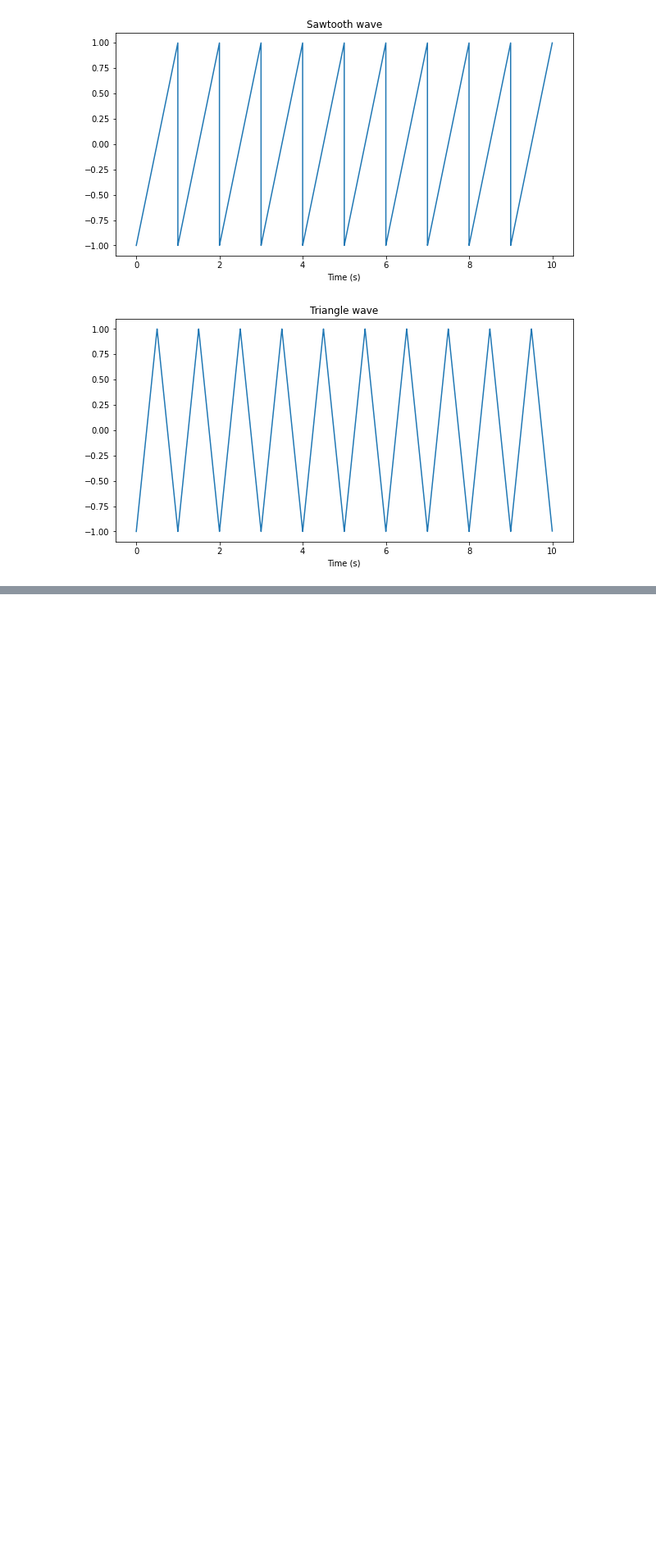
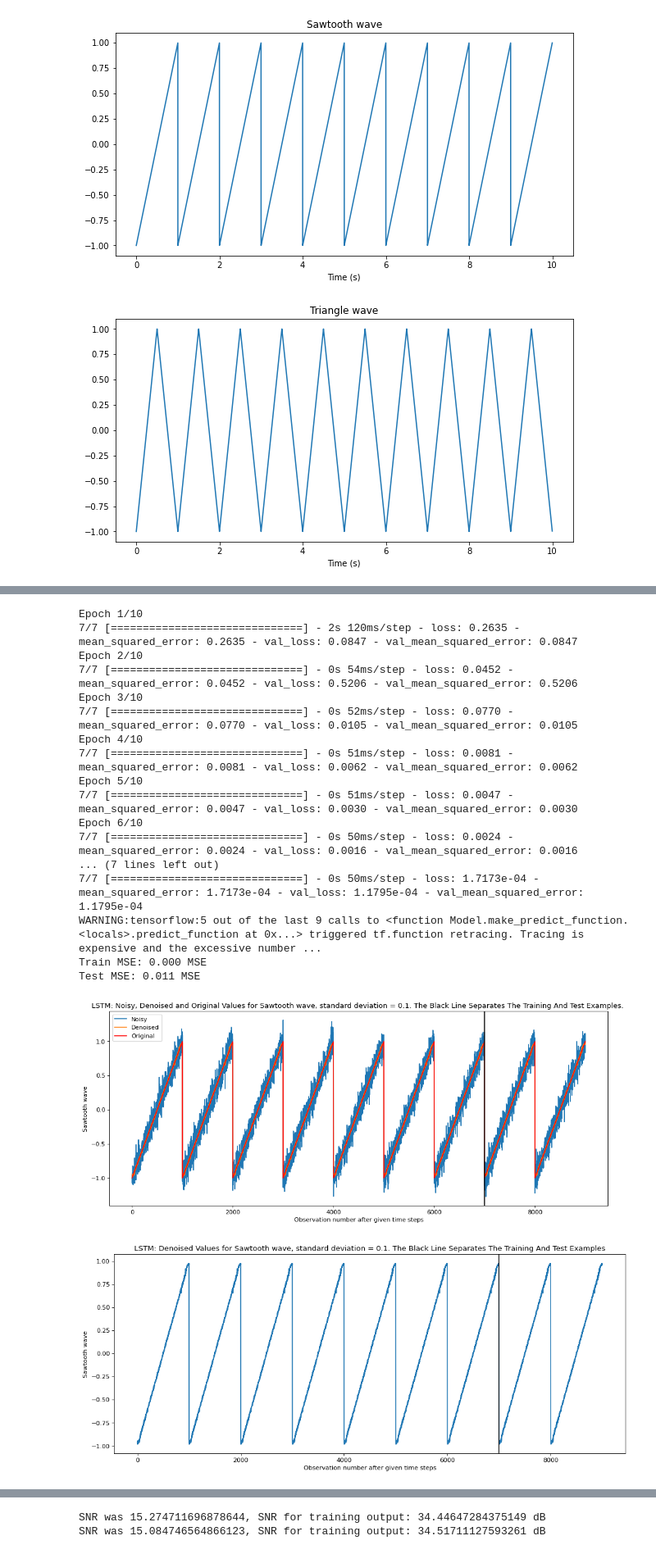
Before and after one commit to asadian98/Deep-Learning-Course-EE25647, a Jupyter notebook: HW3/HW3_Q2.ipynb, the cells around one changed output, grey strips where cells are left out. Shown at 82% size. Drawn from its saved outputs; the diff is of its cells as text; code cells hidden in the pictures; blank space fills up the shorter version.

```diff
--- a/HW3/HW3_Q2.ipynb
+++ b/HW3/HW3_Q2.ipynb
@@ -255,3 +335,23 @@ process(sine_wave, std = 0.1, Signal_name = 'Sine Wave', lr = 0.001, batch_size
 # %%
 # LSTM - Sawtooth
-process(sawtooth_noisy, std = 0.1, Signal_name = 'Sawtooth noisy', lr = 0.001, batch_size = 1, number_of_epochs = 10, verbose = True, LSTM_flag = 1, gridflag = 0)
+process(sawtooth_wave, std = 0.1, Signal_name = 'Sawtooth wave', lr = 0.001, batch_size = 1, number_of_epochs = 10, verbose = True, LSTM_flag = 1, gridflag = 0)
+# %% [output]
+Epoch 1/10
+7/7 [==============================] - 2s 120ms/step - loss: 0.2635 - mean_squared_error: 0.2635 - val_loss: 0.0847 - val_mean_squared_error: 0.0847
+Epoch 2/10
+7/7 [==============================] - 0s 54ms/step - loss: 0.0452 - mean_squared_error: 0.0452 - val_loss: 0.5206 - val_mean_squared_error: 0.5206
+Epoch 3/10
+7/7 [==============================] - 0s 52ms/step - loss: 0.0770 - mean_squared_error: 0.0770 - val_loss: 0.0105 - val_mean_squared_error: 0.0105
+Epoch 4/10
+7/7 [==============================] - 0s 51ms/step - loss: 0.0081 - mean_squared_error: 0.0081 - val_loss: 0.0062 - val_mean_squared_error: 0.0062
+Epoch 5/10
+7/7 [==============================] - 0s 51ms/step - loss: 0.0047 - mean_squared_error: 0.0047 - val_loss: 0.0030 - val_mean_squared_error: 0.0030
+Epoch 6/10
+7/7 [==============================] - 0s 50ms/step - loss: 0.0024 - mean_squared_error: 0.0024 - val_loss: 0.0016 - val_mean_squared_error: 0.0016
+... (7 lines left out)
+7/7 [==============================] - 0s 50ms/step - loss: 1.7173e-04 - mean_squared_error: 1.7173e-04 - val_loss: 1.1795e-04 - val_mean_squared_error: 1.1795e-04
+WARNING:tensorflow:5 out of the last 9 calls to <function Model.make_predict_function.<locals>.predict_function at 0x...> triggered tf.function retracing. Tracing is expensive and the excessive number ...
+Train MSE: 0.000 MSE
+Test MSE: 0.011 MSE
+[figure, added]
+[figure, added]
@@ -258,2 +359,4 @@ process(sawtooth_noisy, std = 0.1, Signal_name = 'Sawtooth noisy', lr = 0.001, b
+SNR was 15.274711696878644, SNR for training output: 34.44647284375149 dB
+SNR was 15.084746564866123, SNR for training output: 34.51711127593261 dB
 # %%
 # LSTM - Triangle
```
Also changed, not shown: parts of 19 cells of this notebook.
